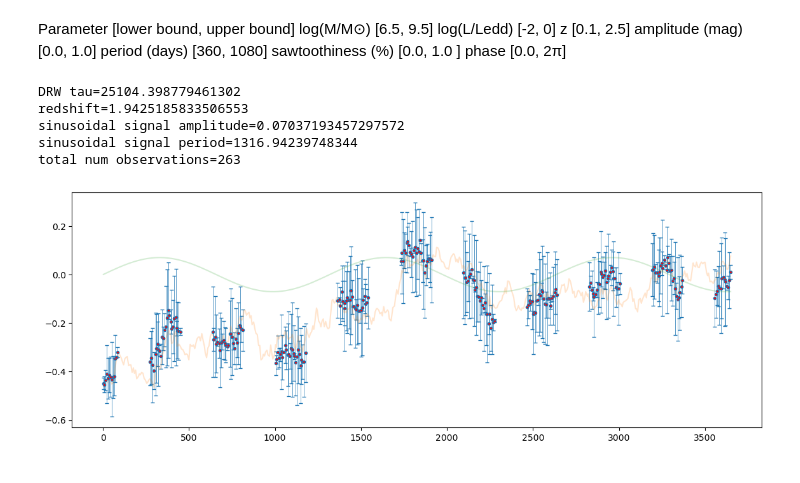
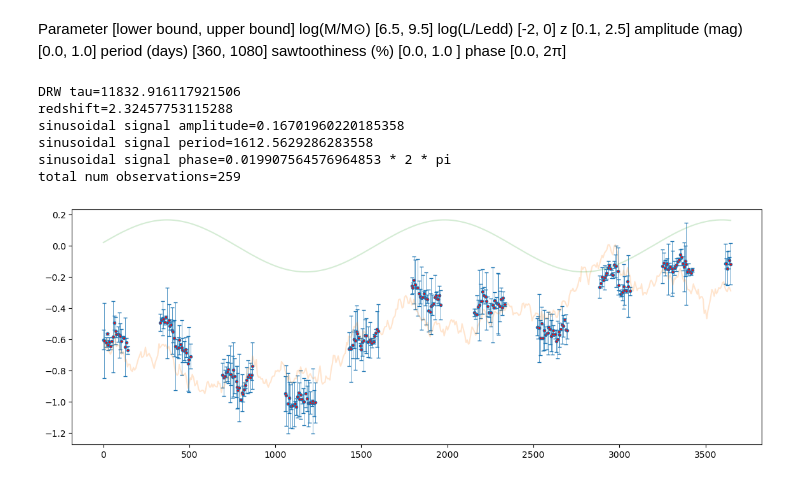
Before and after one commit to skp80286/smbhb_detection, a Jupyter notebook: simulation.ipynb, the cells around one changed output. Cells and saved outputs as stored; diff of their text form; code cells hidden in the pictures.

Commit message:
Updated errorbars

```diff
--- a/simulation.ipynb
+++ b/simulation.ipynb
@@ -54,7 +54,10 @@ def generateRandomSample(survey_params, is_binary):
         print("sinusoidal signal period=" + str(period))
 
         # Generate sinusoidal signal for binary
-        sine = [ amplitude * math.sin(2 * math.pi * (x % period) / period) for x in t_rest ]
+        phase = random.uniform(0, 1)
+        print("sinusoidal signal phase=" + str(phase) +" * 2 * pi")
+
+        sine = [ amplitude * math.sin(2 * math.pi * (phase + (x % period) / period)) for x in t_rest ]
         drw_sine = [ (drw[x] + sine[x]) for x in range (len (t_rest))]
     else:
         drw_sine = drw
@@ -73,7 +76,7 @@ def generateRandomSample(survey_params, is_binary):
             t_rest_with_gaps.append(t_rest[x])
     print("total num observations=" + str(len(t_rest_with_gaps)))
     # add simulated error bars
-    signal_error = 0.2 * np.random.random(len(t_rest_with_gaps))
+    signal_error = [ abs(random.gauss(0, 0.1)) for x in t_rest_with_gaps ]
     return (t_rest_with_gaps, drw_sine_with_gaps, signal_error, t_rest, drw, sine)
 # %%
 from dataclasses import dataclass
@@ -91,27 +94,24 @@ CRTS = SurveyParams(observation_period = 7 * 365, cadence = 20, cadence_deviatio
 IMLT = SurveyParams(observation_period = 7 * 365, cadence = 7, cadence_deviation = 3, photometric_error = 0.1, gap_period = 182)
 AXIS = SurveyParams(observation_period = 7 * 365, cadence = 7, cadence_deviation = 3, photometric_error = 0.1, gap_period = 182)
 # %%
-#main
-#print(generateFixedSample())
+# main function
 import matplotlib.pyplot as plt
 import math
 
 is_binary = True
 light_curve = generateRandomSample(LSST, is_binary) #  generateFixedSample / generateRandomSample(LSST)
 plt.figure().set_figwidth(14)
-plt.scatter(light_curve[0], light_curve[1], 1, c='green')
 plt.errorbar(light_curve[0], light_curve[1], yerr=light_curve[2], fmt='o', ms=3, mfc='red', lw=0.5,capsize=2, mouseover=True)
-
 plt.plot(light_curve[3], light_curve[4], alpha=0.2)
 if is_binary:
     plt.plot(light_curve[3], light_curve[5], alpha=0.2)
-#plt.figure(figsize=(18,6))
 
 plt.show()
 # %% [output]
-DRW tau=25104.398779461302
-redshift=1.9425185833506553
-sinusoidal signal amplitude=0.07037193457297572
-sinusoidal signal period=1316.94239748344
-total num observations=263
+DRW tau=11832.916117921506
+redshift=2.32457753115288
+sinusoidal signal amplitude=0.16701960220185358
+sinusoidal signal period=1612.5629286283558
+sinusoidal signal phase=0.019907564576964853 * 2 * pi
+total num observations=259
-[figure, old version]
+[figure, new version]
```
